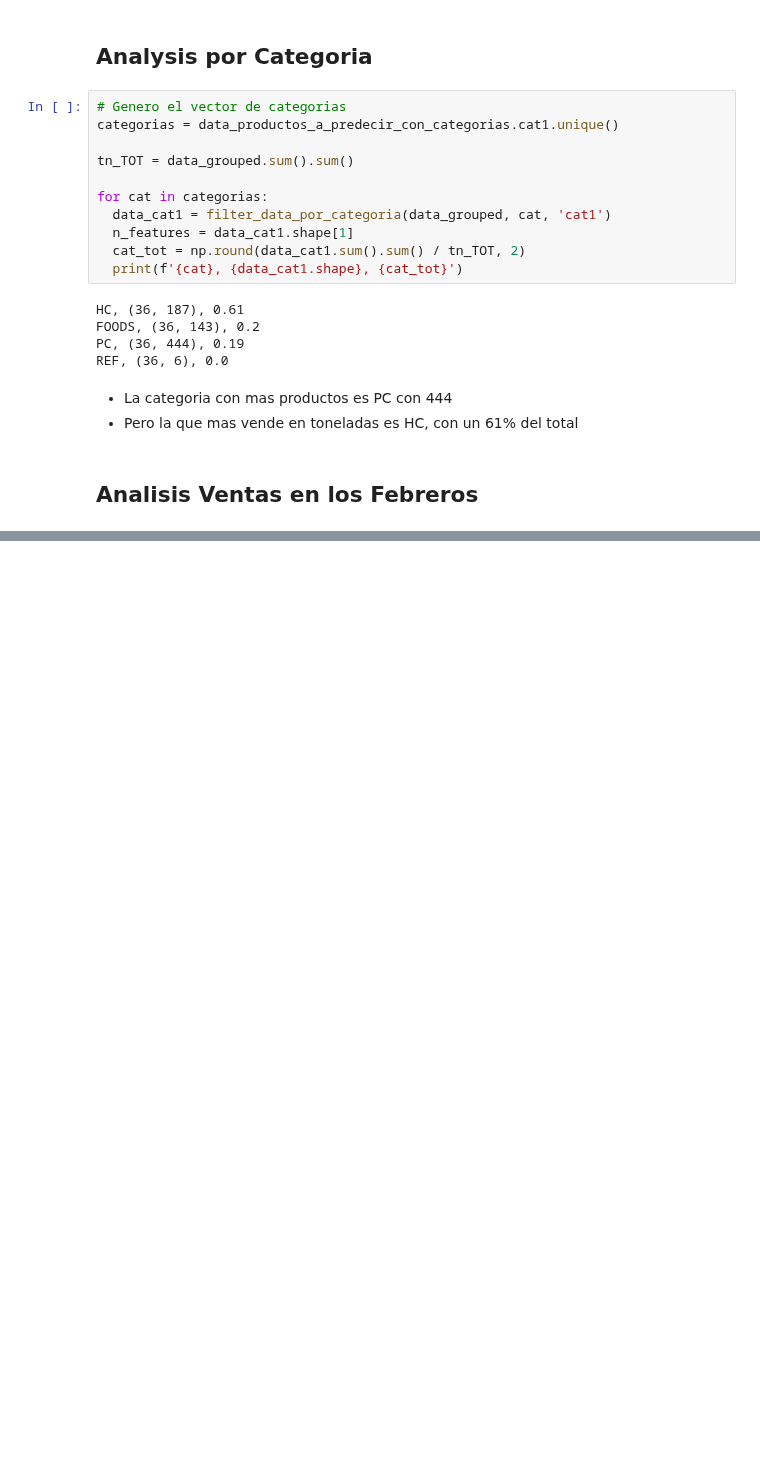
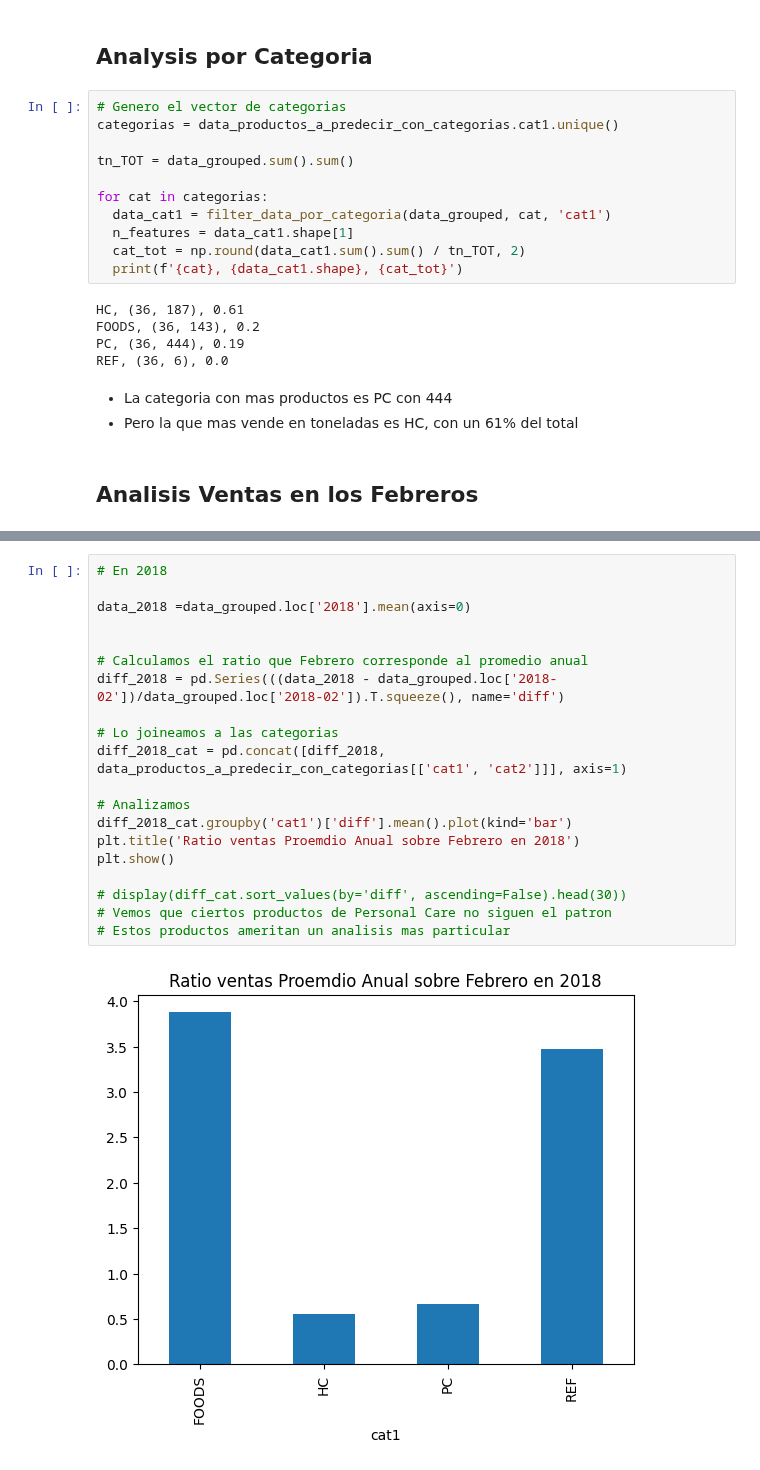
Before and after one commit to AndresMontesDeOca/Laboratorio3, a Jupyter notebook: Kaggle.ipynb, the cells around one changed output, grey strips where cells are left out. Drawn from its saved outputs; the diff is of its cells as text; blank space fills up the shorter version.

```diff
--- a/Kaggle.ipynb
+++ b/Kaggle.ipynb
@@ -1830,0 +1812,22 @@ display(diff_cat.sort_values(by='diff', ascending=False).head(30))
+# %%
+# En 2018
+
+data_2018 =data_grouped.loc['2018'].mean(axis=0)
+
+
+# Calculamos el ratio que Febrero corresponde al promedio anual
+diff_2018 = pd.Series(((data_2018 - data_grouped.loc['2018-02'])/data_grouped.loc['2018-02']).T.squeeze(), name='diff')
+
+# Lo joineamos a las categorias
+diff_2018_cat = pd.concat([diff_2018, data_productos_a_predecir_con_categorias[['cat1', 'cat2']]], axis=1)
+
+# Analizamos
+diff_2018_cat.groupby('cat1')['diff'].mean().plot(kind='bar')
+plt.title('Ratio ventas Proemdio Anual sobre Febrero en 2018')
+plt.show()
+
+# display(diff_cat.sort_values(by='diff', ascending=False).head(30))
+# Vemos que ciertos productos de Personal Care no siguen el patron
+# Estos productos ameritan un analisis mas particular
+# %% [output]
+[figure, added]
```
Also changed, not shown: parts of 2 cells of this notebook.
